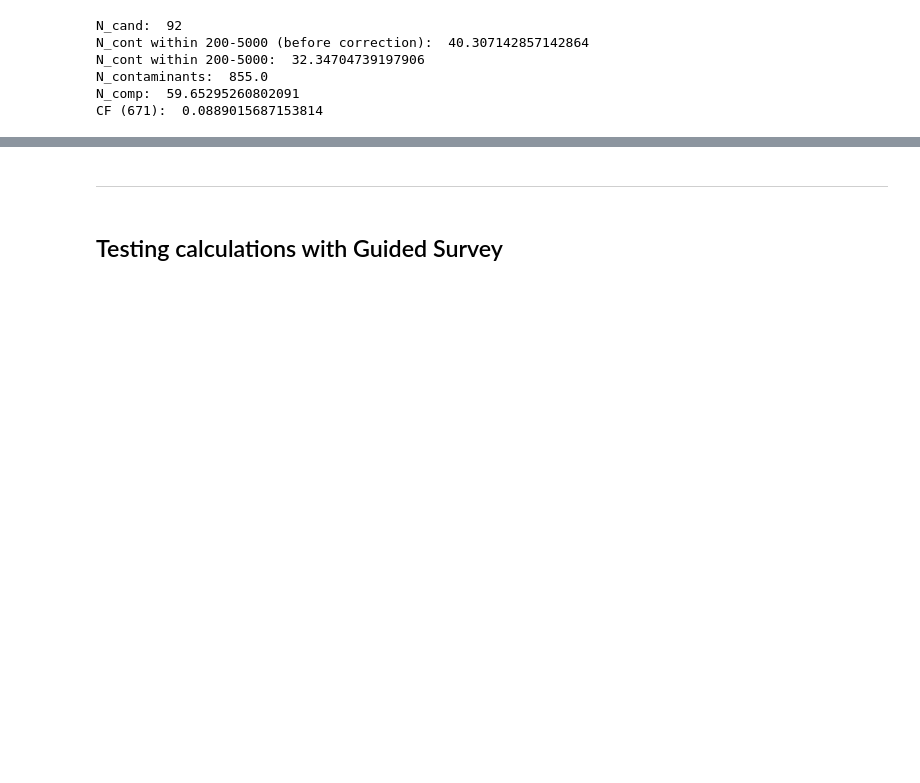
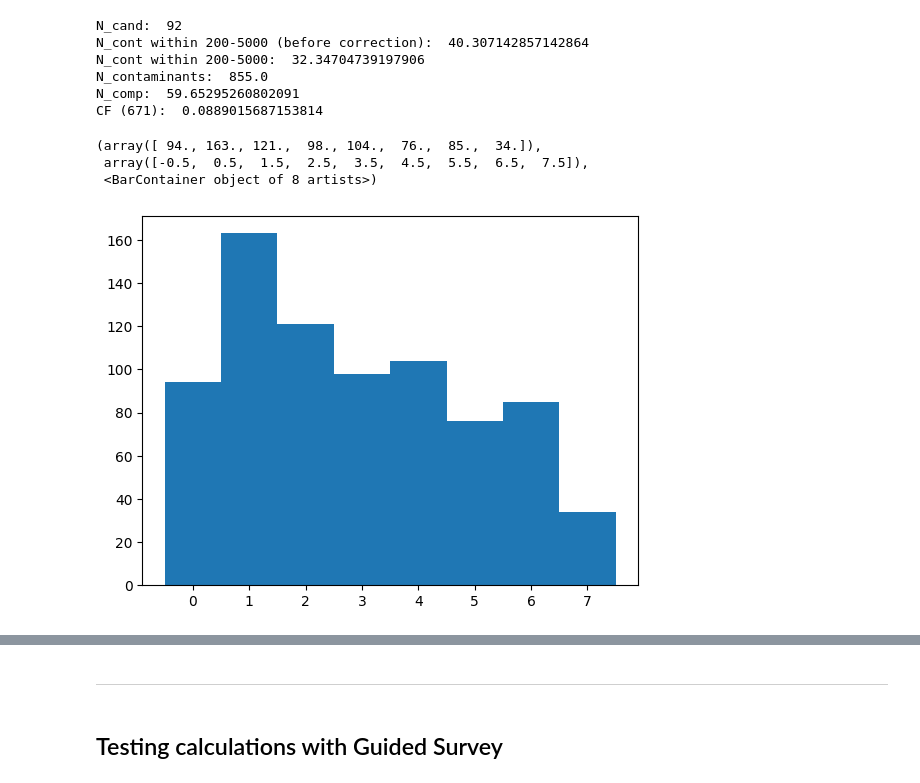
Before and after one commit to PrabhaniR/Artificial_Star_Test, a Jupyter notebook: CF.ipynb, the cells around one changed output, grey strips where cells are left out. Cells and saved outputs as stored; diff of their text form; code cells hidden in the pictures; blank space fills up the shorter version.

```diff
--- a/CF.ipynb
+++ b/CF.ipynb
@@ -485,6 +537,14 @@ N_cont within 200-5000:  32.34704739197906
 N_contaminants:  855.0
 N_comp:  59.65295260802091
 CF (671):  0.0889015687153814
+# %%
+plt.subplot()
+plt.hist(dmag/10, bins=np.arange(-0.5, 8.5, 1))
+# %% [output]
+(array([ 94., 163., 121.,  98., 104.,  76.,  85.,  34.]),
+ array([-0.5,  0.5,  1.5,  2.5,  3.5,  4.5,  5.5,  6.5,  7.5]),
+ <BarContainer object of 8 artists>)
+[figure, added]
 # %%
 plt.subplot()
 plt.plot(R, '.r')
```
Also changed, not shown: parts of 17 cells of this notebook.
